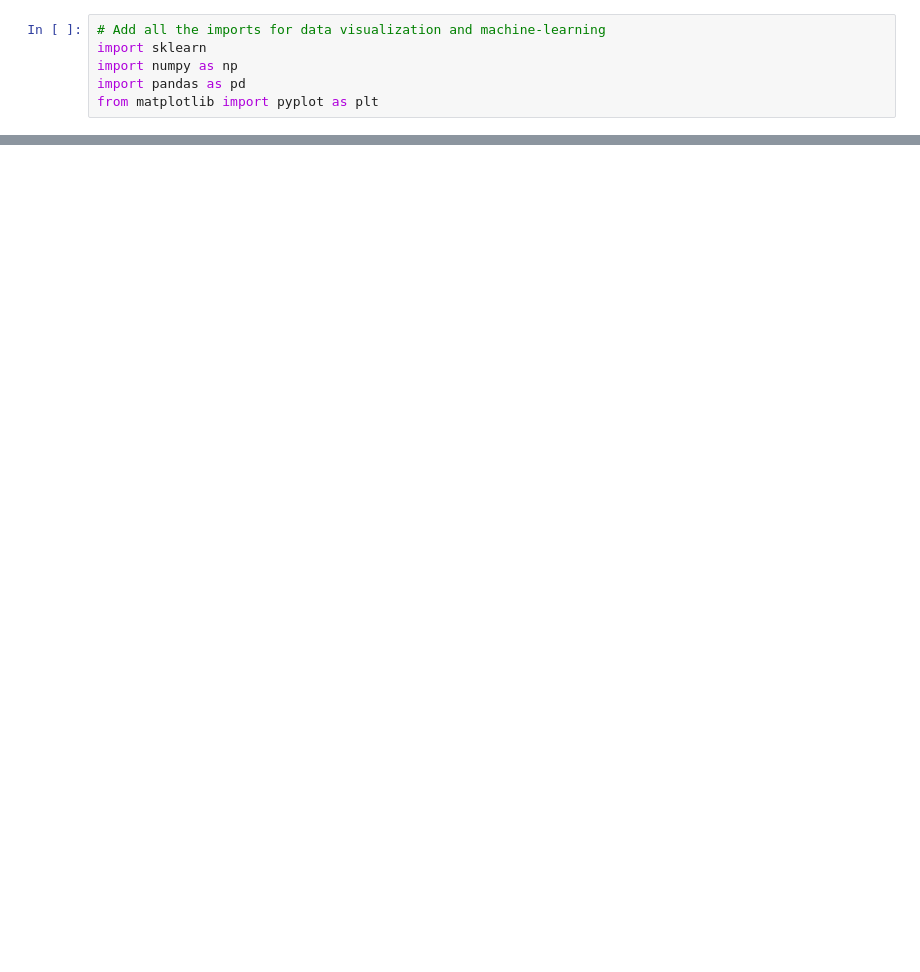
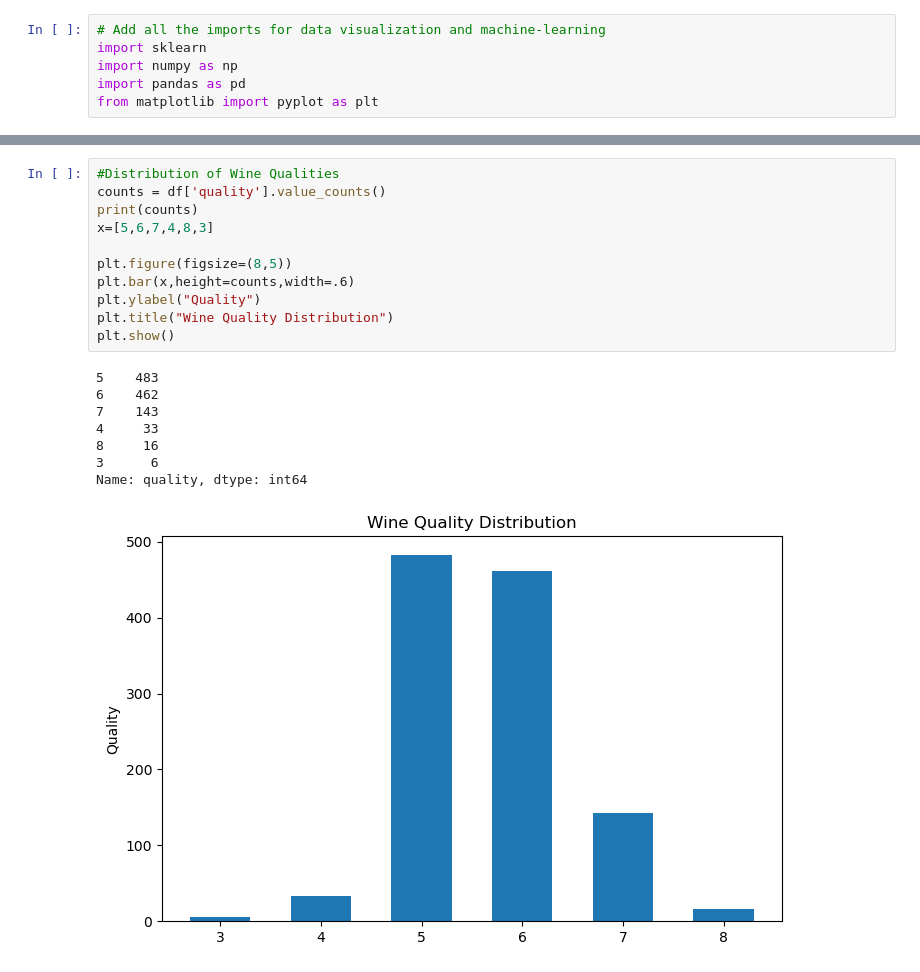
Before and after one commit to jimmy-Gamboli/WineQuality_ML, a Jupyter notebook: CSC 4505 Project - Wine Quality - Jimmy, Michael, Noah.ipynb, the cells around one changed output, grey strips where cells are left out. Saved outputs shown, nothing was run; the diff lists cells and outputs as text; blank space fills up the shorter version.

```diff
--- a/CSC 4505 Project - Wine Quality - Jimmy, Michael, Noah.ipynb
+++ b/CSC 4505 Project - Wine Quality - Jimmy, Michael, Noah.ipynb
@@ -89,0 +110,20 @@ array([3, 4, 5, 6, 7, 8], dtype=int64)
+# %%
+#Distribution of Wine Qualities
+counts = df['quality'].value_counts()
+print(counts)
+x=[5,6,7,4,8,3]
+
+plt.figure(figsize=(8,5))
+plt.bar(x,height=counts,width=.6)
+plt.ylabel("Quality")
+plt.title("Wine Quality Distribution")
+plt.show()
+# %% [output]
+5    483
+6    462
+7    143
+4     33
+8     16
+3      6
+Name: quality, dtype: int64
+[figure, added]
```
Also changed, not shown: parts of 19 cells of this notebook.
